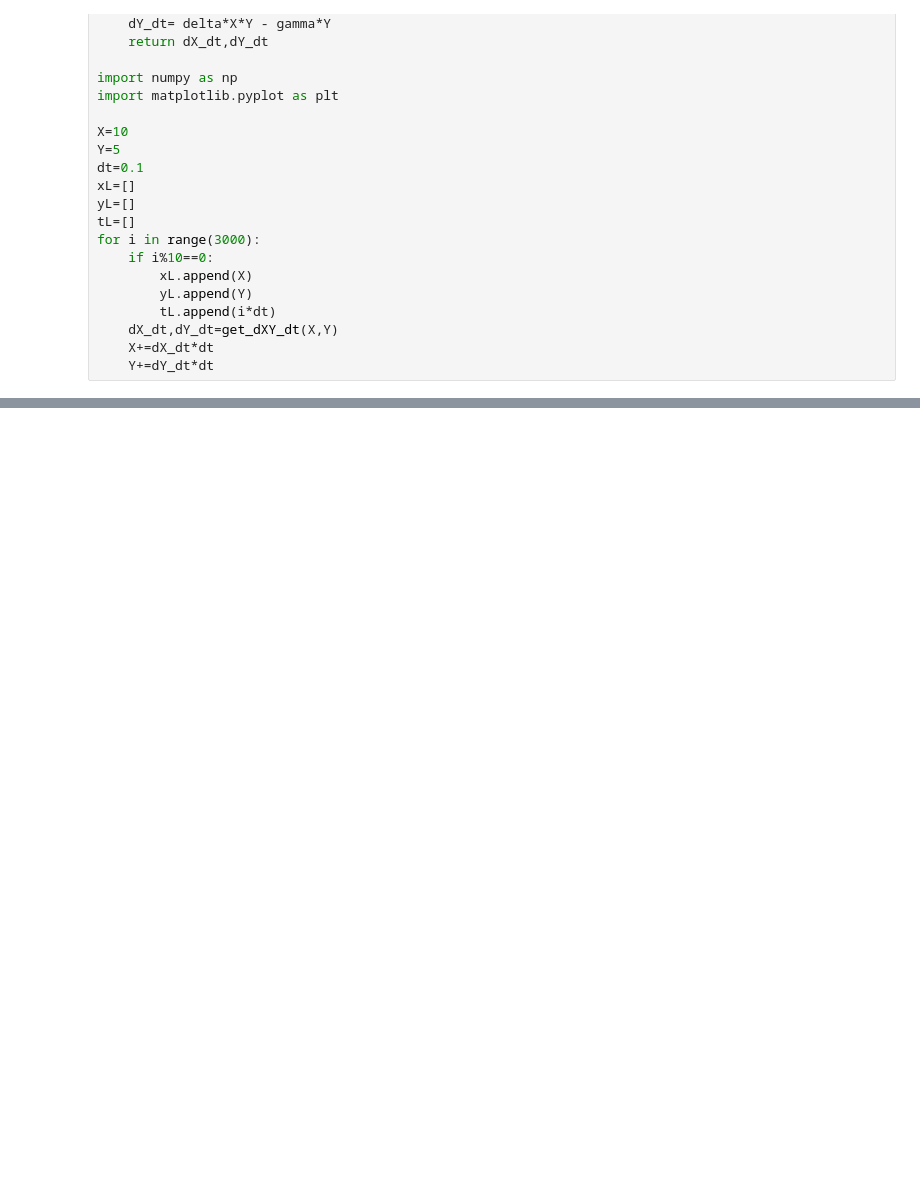
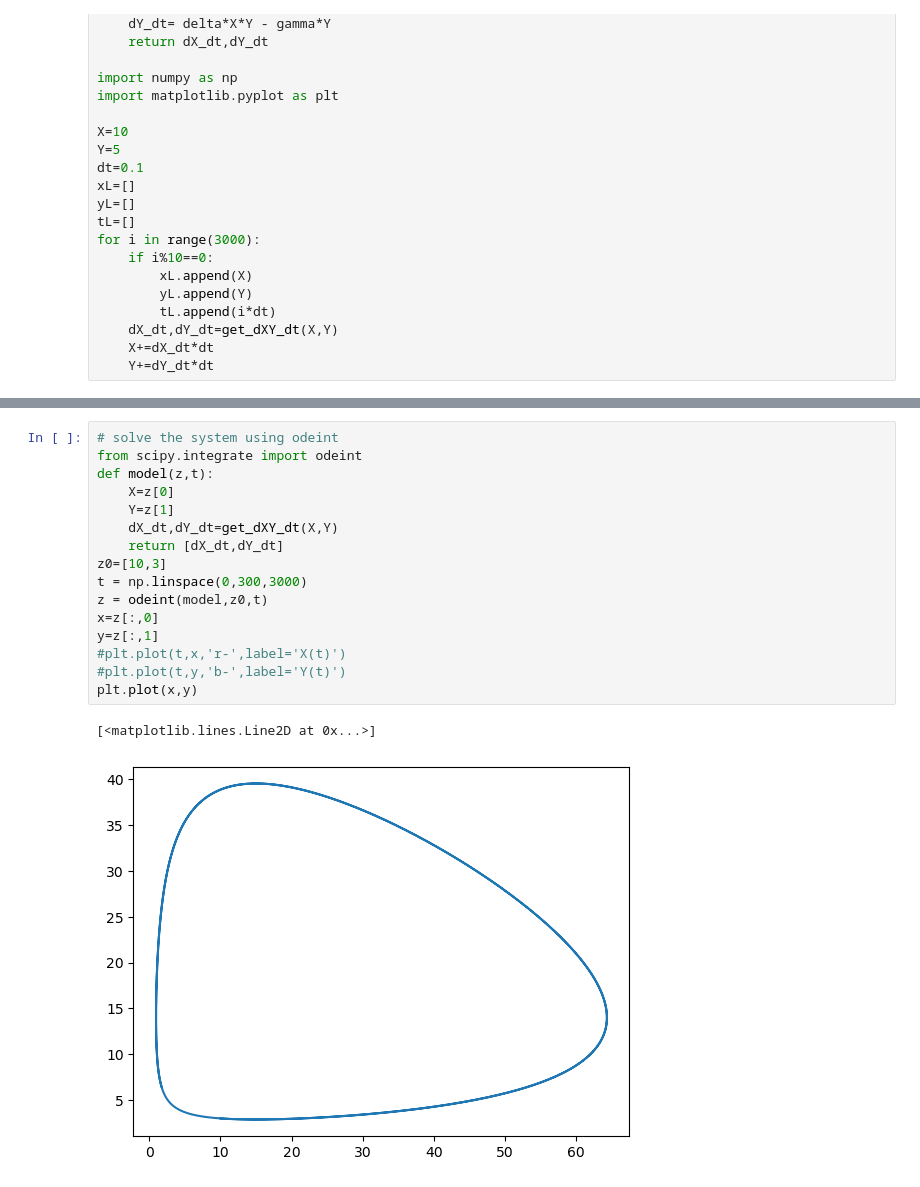
Before and after one commit to elena-grecu/SSA, a Jupyter notebook: lotkaVolterra.ipynb, the cells around one changed output, grey strips where cells are left out. Cells and saved outputs as stored; diff of their text form; blank space fills up the shorter version.

```diff
--- a/lotkaVolterra.ipynb
+++ b/lotkaVolterra.ipynb
@@ -28,3 +33,22 @@ for i in range(3000):
+# %%
+# solve the system using odeint
+from scipy.integrate import odeint
+def model(z,t):
+    X=z[0]
+    Y=z[1]
+    dX_dt,dY_dt=get_dXY_dt(X,Y)
+    return [dX_dt,dY_dt]
+z0=[10,3]
+t = np.linspace(0,300,3000)
+z = odeint(model,z0,t)
+x=z[:,0]
+y=z[:,1]
+#plt.plot(t,x,'r-',label='X(t)')
+#plt.plot(t,y,'b-',label='Y(t)')
+plt.plot(x,y)
+# %% [output]
+[<matplotlib.lines.Line2D at 0x...>]
+[figure, added]
 # %%
 plt.plot(tL,xL,label='Prey')
 plt.plot(tL,yL,label='Predator')
```
Also changed, not shown: parts of 7 cells of this notebook, 2 other files.
